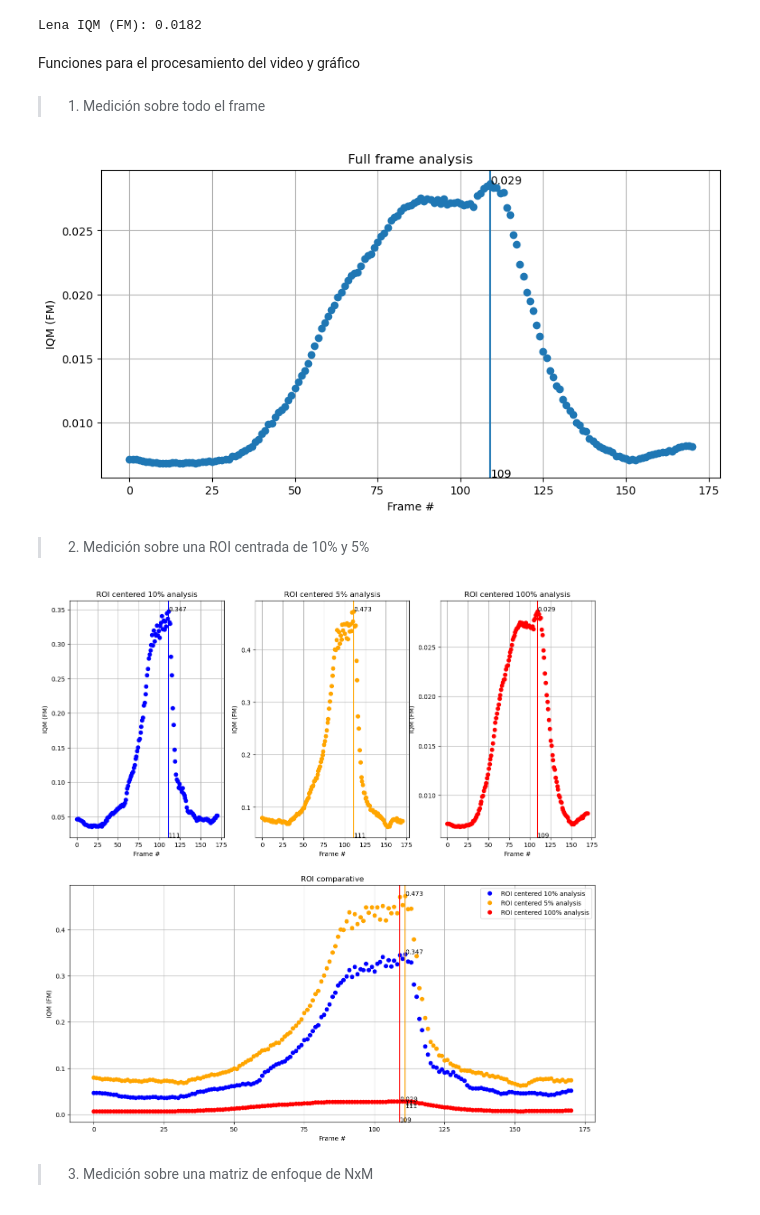
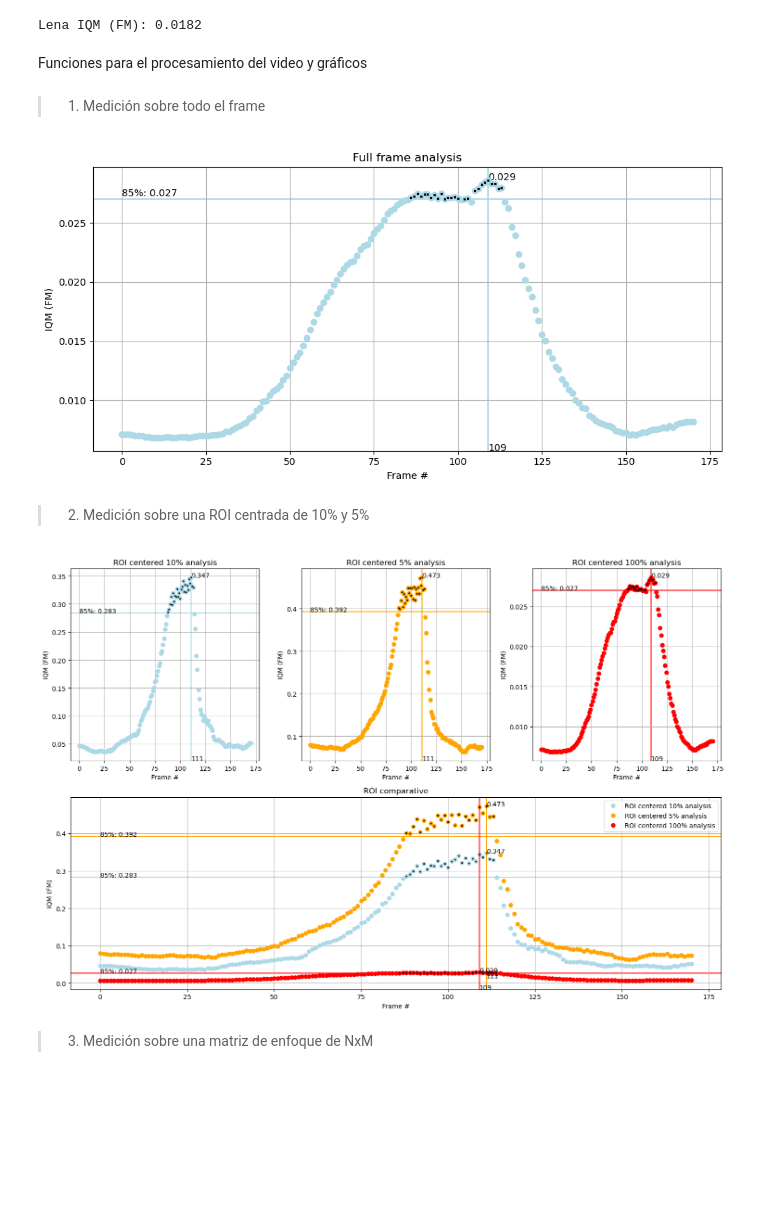
Before and after one commit to gjmv/CEIA_2025_B3_VpC1_TP2, a Jupyter notebook: VPC1_2025_B3_TP2.ipynb, the cells around one changed output. Cells and saved outputs as stored; diff of their text form; code cells hidden in the pictures; blank space fills up the shorter version.

```diff
--- a/VPC1_2025_B3_TP2.ipynb
+++ b/VPC1_2025_B3_TP2.ipynb
@@ -67,7 +67,7 @@ print(f"Lena IQM (FM): {image_quality_measure(img_lena):.4f}")
 # %% [output]
 Lena IQM (FM): 0.0182
 # %% [markdown]
-Funciones para el procesamiento del video y gráfico
+Funciones para el procesamiento del video y gráficos
 # %%
 from collections.abc import Callable
 def process_video(video_path: str, frame_func, **kwargs) -> list[float]:
@@ -166,18 +209,23 @@ video_path = "./video/focus_video.mov"
 full_frame_iqm = process_video(video_path, full_frame_analysis, measure_func=image_quality_measure)
 # %%
 plt.figure(figsize=(10,5))
-plt.plot(full_frame_iqm, marker='o', linestyle='')
+plt.plot(full_frame_iqm, marker='o', linestyle='', color="lightblue", zorder=5)
 max_frame = int(np.argmax(full_frame_iqm))
-plt.axvline(max_frame)
+plt.axvline(max_frame, color="lightblue", zorder=1)
 plt.text(max_frame, plt.ylim()[0], str(max_frame))
 plt.text(max_frame, full_frame_iqm[max_frame], f"{full_frame_iqm[max_frame]:.3f}")
+perc_x, perc_y, perc_v, _ = percentile_calc(full_frame_iqm, 85)
+plt.plot(perc_x, perc_y, marker='x', linestyle='', color="black", markersize=2, zorder=10)
+plt.axhline(perc_v, color="lightblue", zorder=1)
+plt.text(0, perc_v * 1.01, f"85%: {perc_v:.3f}")
 plt.xlabel("Frame #")
 plt.ylabel("IQM (FM)")
 plt.title("Full frame analysis")
 plt.grid(True)
+plt.tight_layout()
 plt.show()
 # %% [output]
-[figure, old version]
+[figure, new version]
 # %% [markdown]
 >  2. Medición sobre una ROI centrada de 10% y 5%
 # %%
@@ -228,10 +276,10 @@ roi_frame_iqm.append(process_video(video_path, roi_frame_analysis, roi=0.1, meas
 roi_frame_iqm.append(process_video(video_path, roi_frame_analysis, roi=0.05, measure_func=image_quality_measure))
 roi_frame_iqm.append(process_video(video_path, roi_frame_analysis, roi=1, measure_func=image_quality_measure)) # Debe dar el mismo resultado que el punto 1 por el ajuste sobre el desborde
 # %%
-colors = ["blue", "orange", "red"]
-plot_comparative(roi_frame_iqm, [r"ROI centered 10% analysis", r"ROI centered 5% analysis", r"ROI centered 100% analysis"], [15,15], colors)
+colors = ["lightblue", "orange", "red"]
+plot_comparative(roi_frame_iqm, [r"ROI centered 10% analysis", r"ROI centered 5% analysis", r"ROI centered 100% analysis"], [15,10], colors)
 # %% [output]
-[figure, old version]
+[figure, new version]
 # %% [markdown]
 >  3. Medición sobre una matriz de enfoque de NxM
 # %%
```
Also changed, not shown: parts of 20 cells of this notebook.
